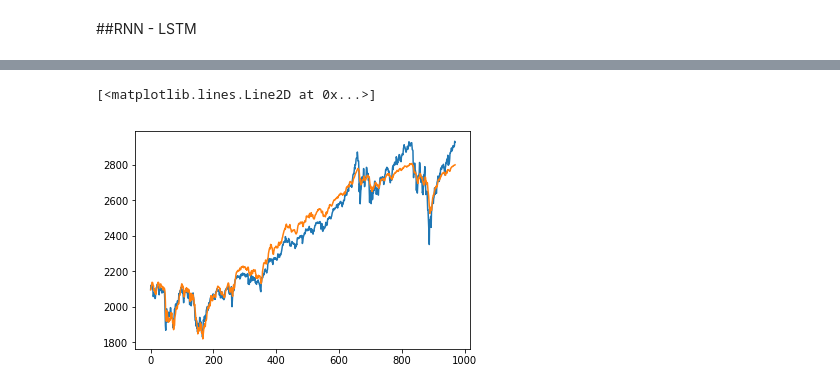
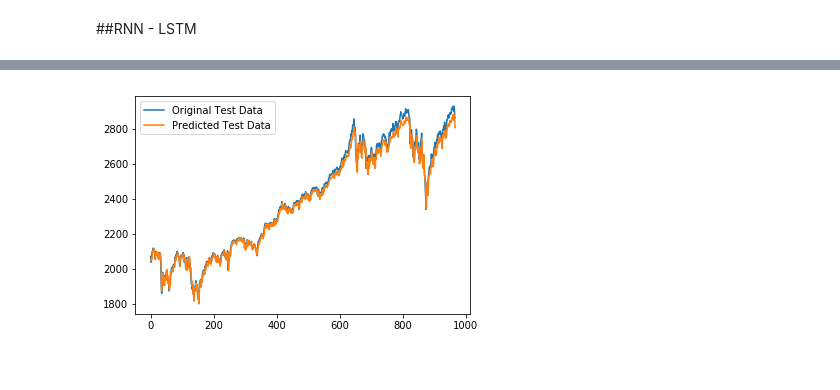
Before and after one commit to kevinpatelco/Stock_Prediction, a Jupyter notebook: MA.ipynb, the cells around one changed output, grey strips where cells are left out. Saved outputs shown, nothing was run; the diff lists cells and outputs as text; code cells hidden in the pictures.

```diff
--- a/MA.ipynb
+++ b/MA.ipynb
@@ -367,5 +509,5 @@ plt.plot(history.history['val_loss'])
 # %%
-Xt = model.predict(X_test)
+Xt = model.predict([X_test, X_weekly1_test, X_weekly2_test, X_weekly3_test ])
 Xt = Xt.ravel()
 testPredict_extended = np.zeros((len(Xt),5))
 testPredict_extended[:, 3] = Xt
@@ -373,15 +515,10 @@ testPredict = scl.inverse_transform(testPredict_extended)[:, 3]
 
 y_test_extended = np.zeros((len(y_test),5))
 y_test_extended[:, 3] = y_test
-y_test = scl.inverse_transform(y_test_extended)[:, 3]
+y_test = scl.inverse_transform(y_test_extended)[:,3]
 
-plt.plot(y_test)
-plt.plot(testPredict)
 
 
 # y_test
 # scl.inverse_transform(y_test)[3]
 # scl.inverse_transform(Xt)
-# %% [output]
-[<matplotlib.lines.Line2D at 0x...>]
-[figure, removed]
@@ -389,0 +525,7 @@ testPredict
+# %%
+plt.plot(y_test, label='Original Test Data')
+plt.plot(testPredict, label='Predicted Test Data')
+plt.legend()
+plt.show()
+# %% [output]
+[figure, added]
```
Also changed, not shown: parts of 18 cells of this notebook.
